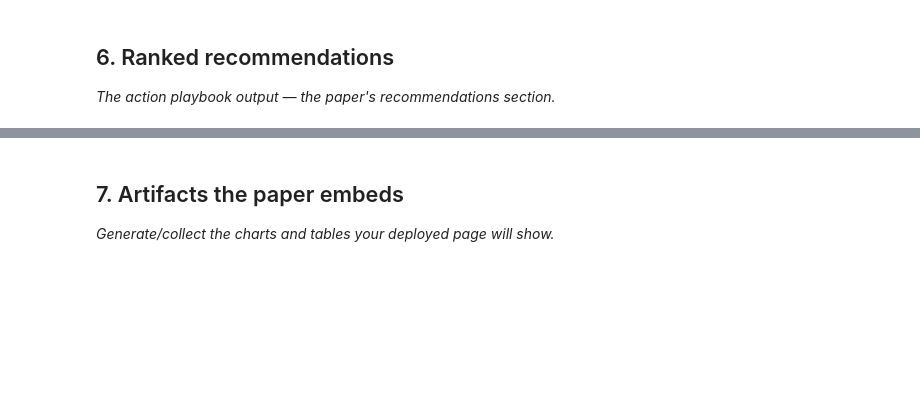
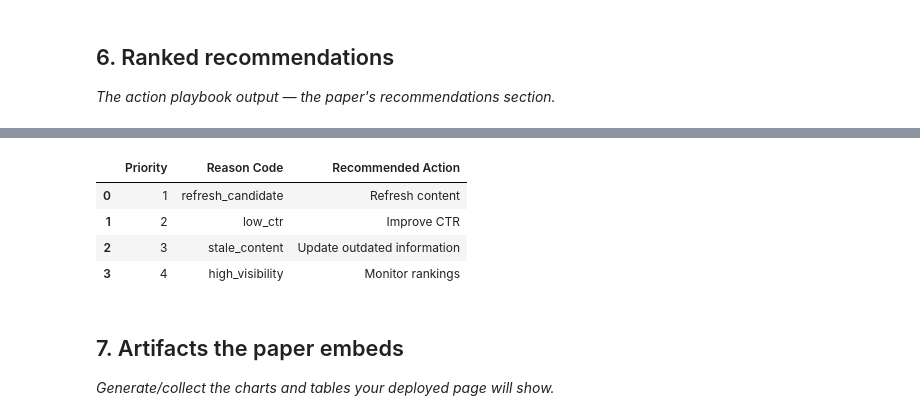
Before and after one commit to Dilip-chendra/FlyRank-Week1, a Jupyter notebook: work/notebooks/capstone.ipynb, the cells around one changed output, grey strips where cells are left out. Drawn from its saved outputs; the diff is of its cells as text; code cells hidden in the pictures; blank space fills up the shorter version.

```diff
--- a/work/notebooks/capstone.ipynb
+++ b/work/notebooks/capstone.ipynb
@@ -33,3 +166,27 @@ This skeleton is yours to fill. Work the sections **in order** — each one has
+# %%
+recommendations = pd.DataFrame({
+    "Priority":[1,2,3,4],
+    "Reason Code":[
+        "refresh_candidate",
+        "low_ctr",
+        "stale_content",
+        "high_visibility"
+    ],
+    "Recommended Action":[
+        "Refresh content",
+        "Improve CTR",
+        "Update outdated information",
+        "Monitor rankings"
+    ]
+})
+
+recommendations
+# %% [output]
+|  | Priority | Reason Code | Recommended Action |
+| 0 | 1 | refresh_candidate | Refresh content |
+| 1 | 2 | low_ctr | Improve CTR |
+| 2 | 3 | stale_content | Update outdated information |
+| 3 | 4 | high_visibility | Monitor rankings |
 # %% [markdown]
 ## 7. Artifacts the paper embeds
 
```
Also changed, not shown: parts of 15 cells of this notebook.
